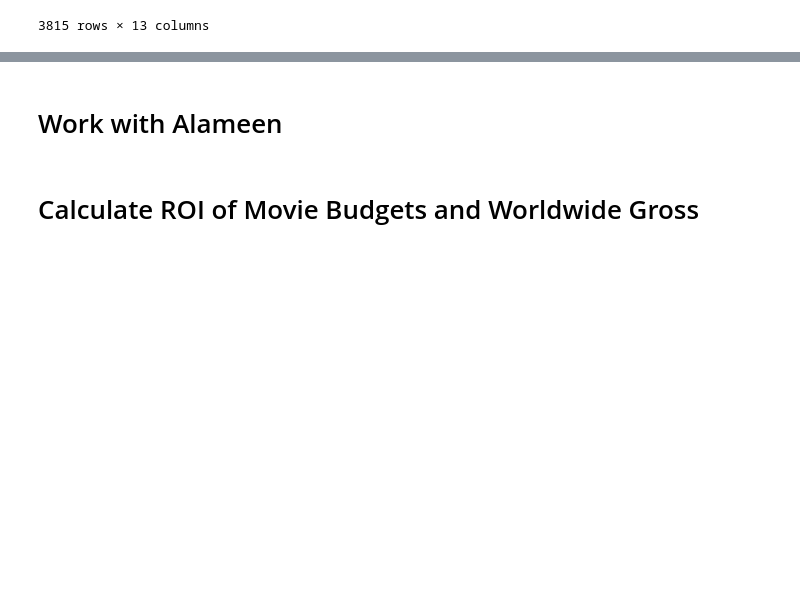
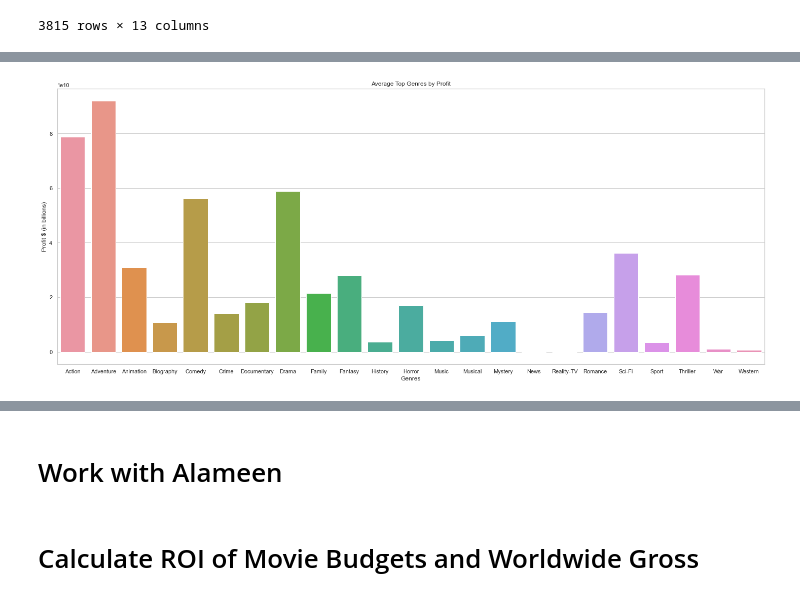
Before and after one commit to Sstrouderr/Capstone-repo, a Jupyter notebook: Notebooks/Carolyn/Book2.ipynb, the cells around one changed output, grey strips where cells are left out. Saved outputs shown, nothing was run; the diff lists cells and outputs as text; code cells hidden in the pictures; blank space fills up the shorter version.

```diff
--- a/Notebooks/Carolyn/Book2.ipynb
+++ b/Notebooks/Carolyn/Book2.ipynb
@@ -297,6 +293,8 @@ merged_genre_profit
 | 3813 | tt9844102 | Ray | Ray | 2018 | 111.0 | Crime | 8 | Oct 29, 2004 | ... |
 | 3814 | tt9893078 | Sublime | Sublime | 2019 | NaN | Documentary | 30 | Mar 13, 2007 | ... |
 3815 rows × 13 columns
+# %%
+merged_genre_profit = merged_genre_profit.dropna(subset=["genres"])
 # %%
 merged_genre_profit["genres"] = merged_genre_profit["genres"].str.split(",").apply(lambda x: [i.strip() for i in x])
 # %% [output]
@@ -309 +342,10 @@ genre_grouped_df
+# %%
+plt.figure(figsize=(25,10))
+sns.barplot(x='genres', y='profit', data=genre_grouped_df)
+plt.title('Average Top Genres by Profit')
+plt.xlabel('Genres')
+plt.ylabel('Profit $ (in billions)')
+plt.show()
+# %% [output]
+[figure, added]
 # %%
```
Also changed, not shown: parts of 33 cells of this notebook.
